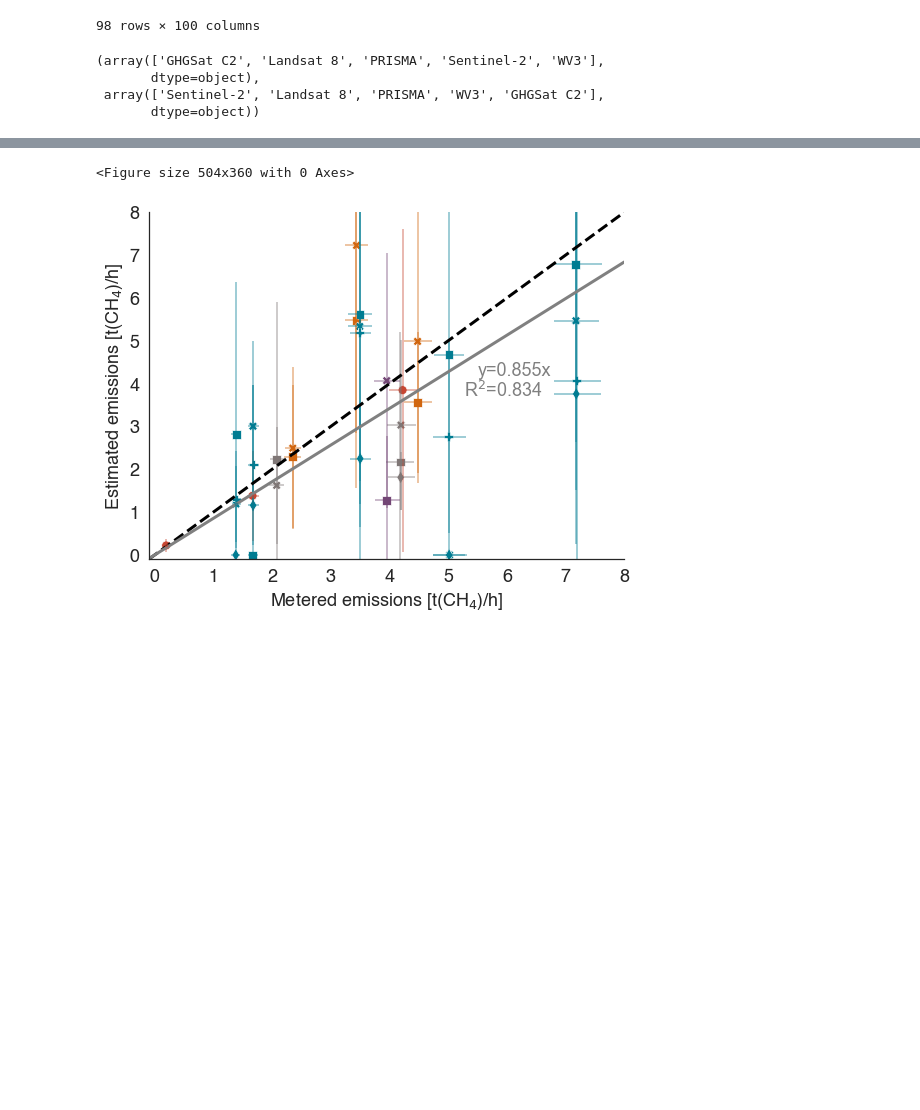
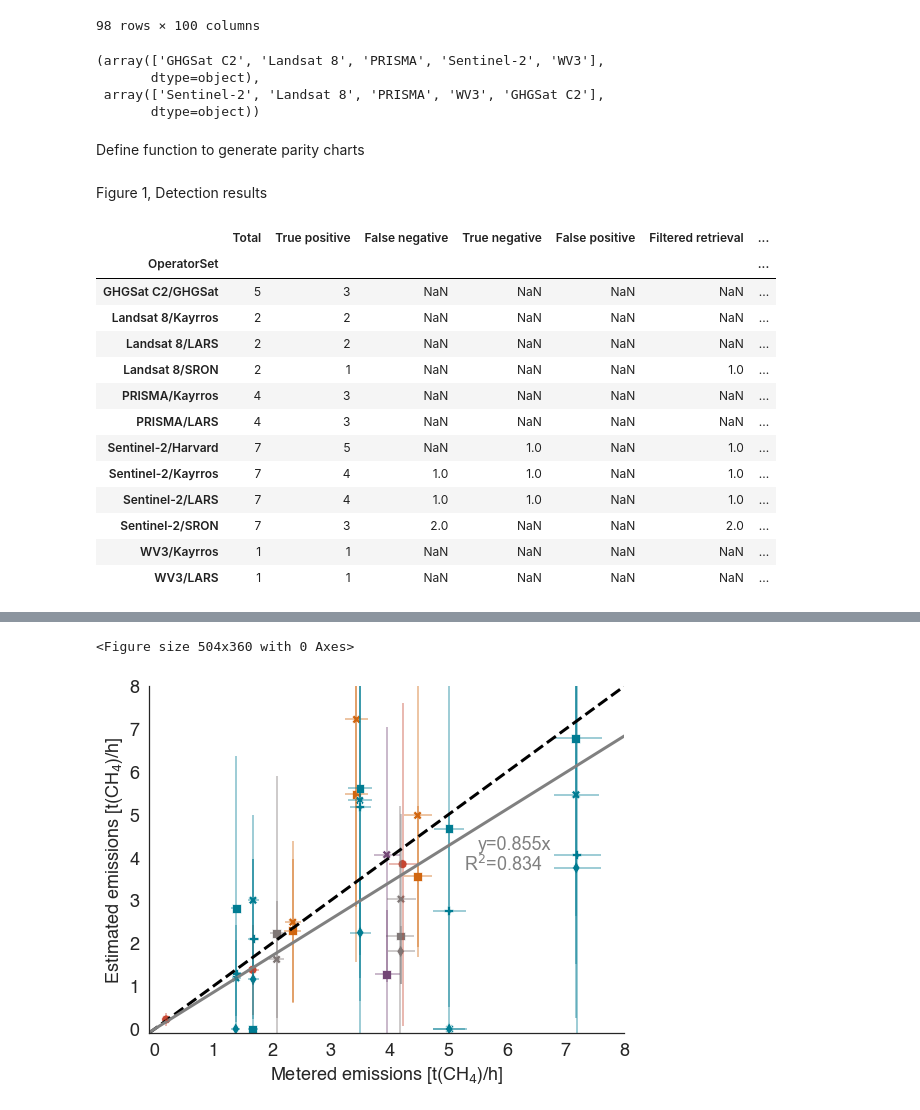
Before and after one commit to esherwin/SatelliteTesting, a Jupyter notebook: SatelliteTestingFiguresFullData.ipynb, the cells around one changed output, grey strips where cells are left out. Drawn from its saved outputs; the diff is of its cells as text; code cells hidden in the pictures; blank space fills up the shorter version.

```diff
--- a/SatelliteTestingFiguresFullData.ipynb
+++ b/SatelliteTestingFiguresFullData.ipynb
@@ -101,6 +109,8 @@ markers = np.array(['o', 'X', 's', 'P', 'd'])
 StanfordPalette = sns.set_palette(sns.color_palette(colors))
 # StanfordPalette = sns.color_palette(colors)
 StanfordPalette
+# %% [markdown]
+Define function to generate parity charts
 # %%
 def parityPlot(filename, satellitedata=satelliteResults, satellite='All', team='All', stage=1):
     fig = plt.gcf()
@@ -249,3 +259,37 @@ def parityPlot(filename, satellitedata=satelliteResults, satellite='All', team='
     plt.tight_layout()
     plt.savefig(filename, format='pdf')
     # plt.show()
+# %% [markdown]
+Figure 1, Detection results
+# %%
+# Table S8
+# Detection outcomes by satellite/team combination
+unblindingStage = 1 # 2
+# sns.set_palette(sns.color_palette(StanfordPalette)) # colors
+selectedSatelliteResults = satelliteResults[satelliteResults['UnblindingStage']==unblindingStage]
+
+# Fraction detected
+totalPointsByTeamSat = selectedSatelliteResults.groupby('OperatorSet').size()
+detectionAccuracy = pd.DataFrame(totalPointsByTeamSat, columns=['Total'])
+detectionAccuracy['True positive'] =  selectedSatelliteResults.loc[selectedSatelliteResults['tc_Classification'] == 'TP'].groupby('OperatorSet').size()
+detectionAccuracy['False negative'] = selectedSatelliteResults.loc[selectedSatelliteResults['tc_Classification'] == 'FN'].groupby('OperatorSet').size()
+detectionAccuracy['True negative'] = selectedSatelliteResults.loc[selectedSatelliteResults['tc_Classification'] == 'TN'].groupby('OperatorSet').size()
+detectionAccuracy['False positive'] = selectedSatelliteResults.loc[selectedSatelliteResults['tc_Classification'] == 'FP'].groupby('OperatorSet').size()
+detectionAccuracy['Filtered retrieval'] = selectedSatelliteResults.loc[selectedSatelliteResults['tc_Classification'] == 'FR'].groupby('OperatorSet').size()
+detectionAccuracy['No measurement'] = selectedSatelliteResults.loc[selectedSatelliteResults['tc_Classification'] == 'NT'].groupby('OperatorSet').size()
+detectionAccuracy
+# %% [output]
+|  | Total | True positive | False negative | True negative | False positive | Filtered retrieval | ... |
+| OperatorSet |  |  |  |  |  |  | ... |
+| GHGSat C2/GHGSat | 5 | 3 | NaN | NaN | NaN | NaN | ... |
+| Landsat 8/Kayrros | 2 | 2 | NaN | NaN | NaN | NaN | ... |
+| Landsat 8/LARS | 2 | 2 | NaN | NaN | NaN | NaN | ... |
+| Landsat 8/SRON | 2 | 1 | NaN | NaN | NaN | 1.0 | ... |
+| PRISMA/Kayrros | 4 | 3 | NaN | NaN | NaN | NaN | ... |
+| PRISMA/LARS | 4 | 3 | NaN | NaN | NaN | NaN | ... |
+| Sentinel-2/Harvard | 7 | 5 | NaN | 1.0 | NaN | 1.0 | ... |
+| Sentinel-2/Kayrros | 7 | 4 | 1.0 | 1.0 | NaN | 1.0 | ... |
+| Sentinel-2/LARS | 7 | 4 | 1.0 | 1.0 | NaN | 1.0 | ... |
+| Sentinel-2/SRON | 7 | 3 | 2.0 | NaN | NaN | 2.0 | ... |
+| WV3/Kayrros | 1 | 1 | NaN | NaN | NaN | NaN | ... |
+| WV3/LARS | 1 | 1 | NaN | NaN | NaN | NaN | ... |
```
Also changed, not shown: parts of 85 cells of this notebook, 51 other files.
